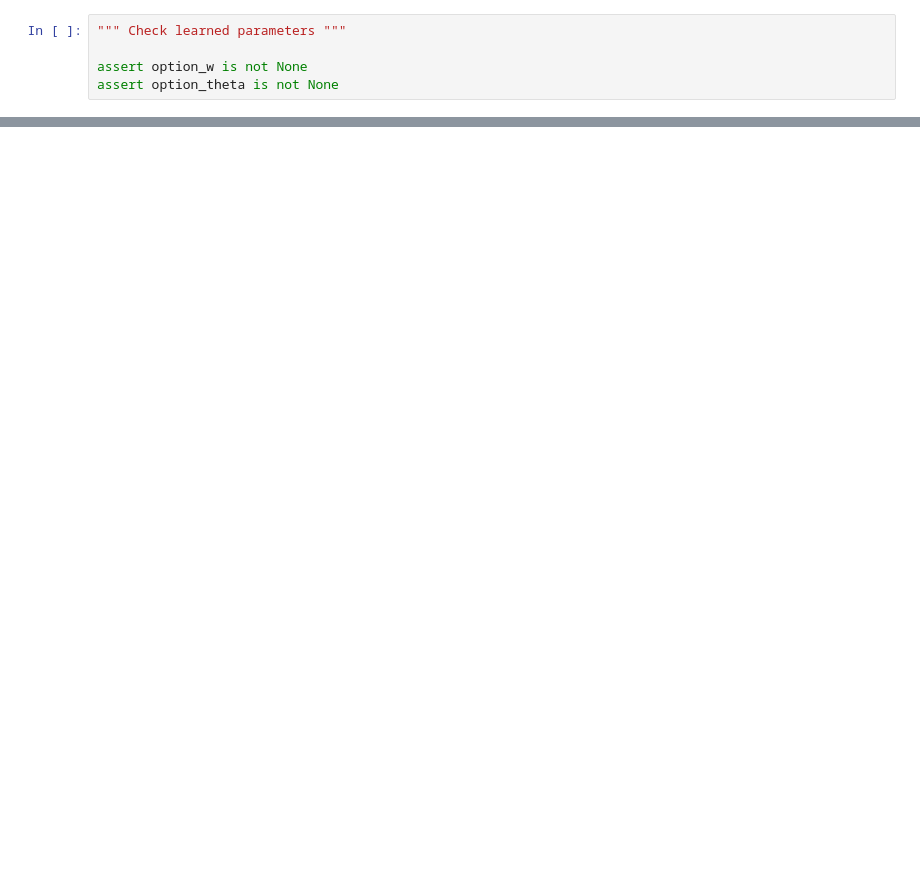
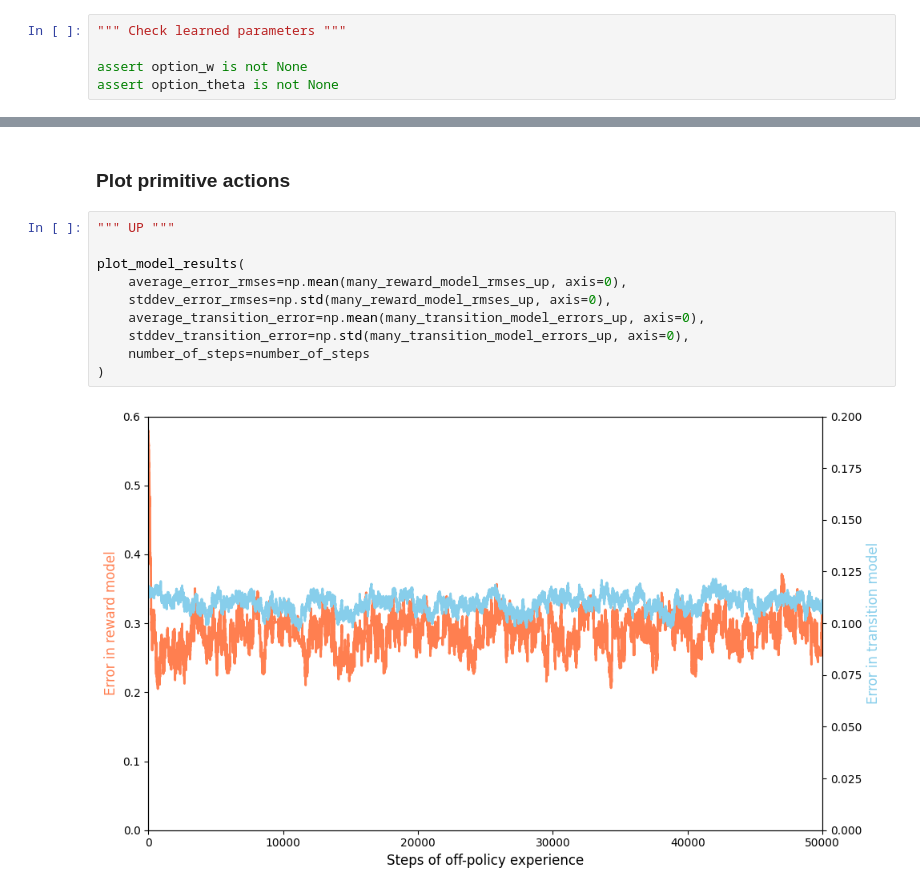
Before and after one commit to ramos-ai/STOMP, a Jupyter notebook: experiments_from_stomp/model_learning.ipynb, the cells around one changed output, grey strips where cells are left out. Cells and saved outputs as stored; diff of their text form; blank space fills up the shorter version.

```diff
--- a/experiments_from_stomp/model_learning.ipynb
+++ b/experiments_from_stomp/model_learning.ipynb
@@ -170,0 +350,14 @@ plt.show()
+# %% [markdown]
+### Plot primitive actions
+# %%
+""" UP """
+
+plot_model_results(
+    average_error_rmses=np.mean(many_reward_model_rmses_up, axis=0),
+    stddev_error_rmses=np.std(many_reward_model_rmses_up, axis=0),
+    average_transition_error=np.mean(many_transition_model_errors_up, axis=0),
+    stddev_transition_error=np.std(many_transition_model_errors_up, axis=0),
+    number_of_steps=number_of_steps
+)
+# %% [output]
+[figure, added]
```
Also changed, not shown: parts of 20 cells of this notebook, 3 other files.
